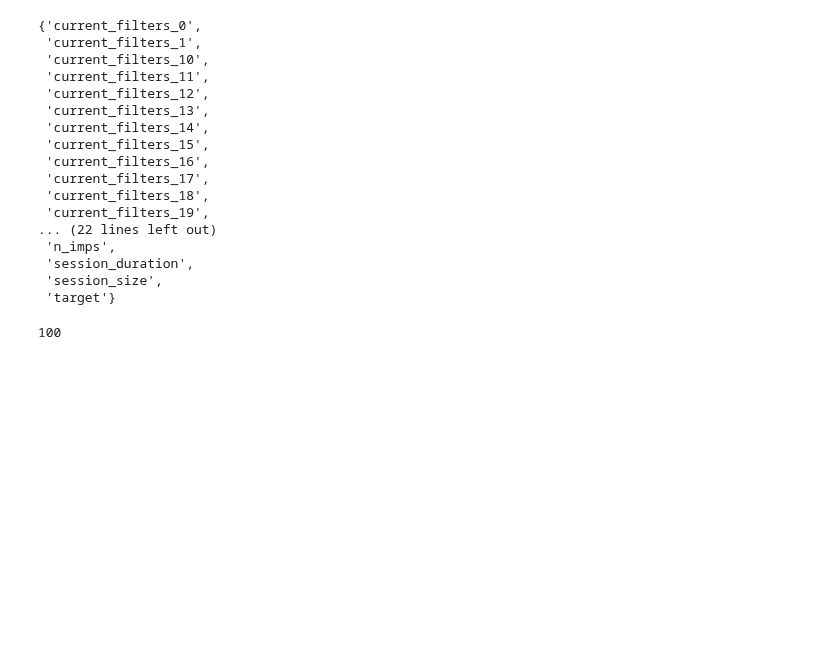
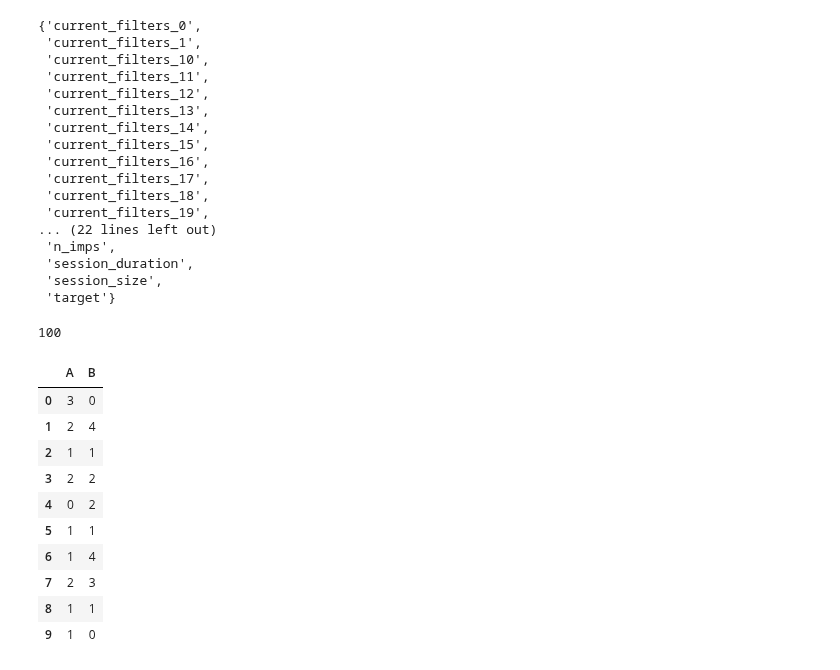
Before and after one commit to samshipengs/naps, a Jupyter notebook: playground.ipynb, the cells around one changed output. Saved outputs shown, nothing was run; the diff lists cells and outputs as text; code cells hidden in the pictures; blank space fills up the shorter version.

```diff
--- a/playground.ipynb
+++ b/playground.ipynb
@@ -438,3 +438,18 @@ set(t.columns) - set(price_cols) -set(click_cols)
 len(click_cols)
 # %% [output]
 100
+# %%
+a = pd.DataFrame({'A': np.random.randint(0, 5, 10), 'B': np.random.randint(0, 5, 10)})
+a
+# %% [output]
+|  | A | B |
+| 0 | 3 | 0 |
+| 1 | 2 | 4 |
+| 2 | 1 | 1 |
+| 3 | 2 | 2 |
+| 4 | 0 | 2 |
+| 5 | 1 | 1 |
+| 6 | 1 | 4 |
+| 7 | 2 | 3 |
+| 8 | 1 | 1 |
+| 9 | 1 | 0 |
```
Also changed, not shown: parts of 2 cells of this notebook, 5 other files.
